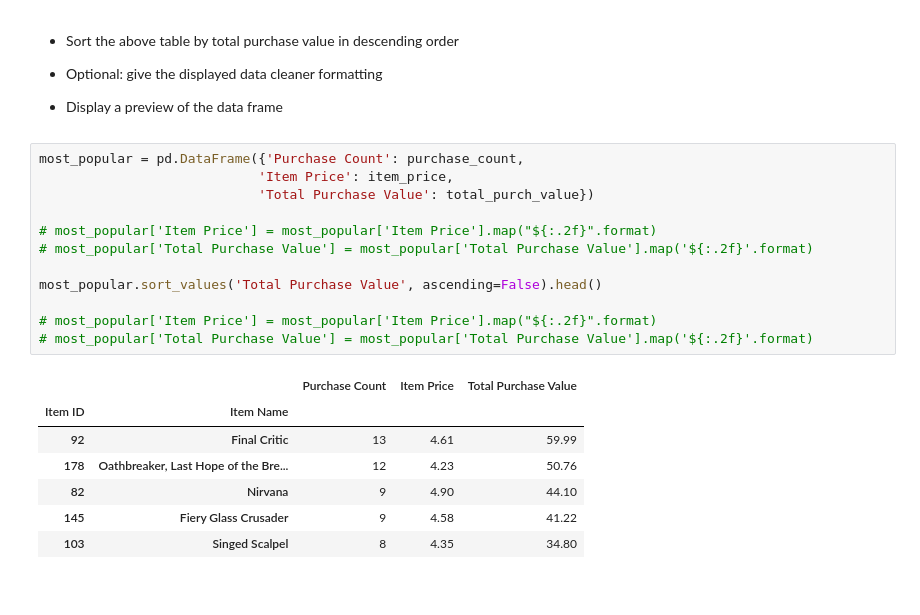
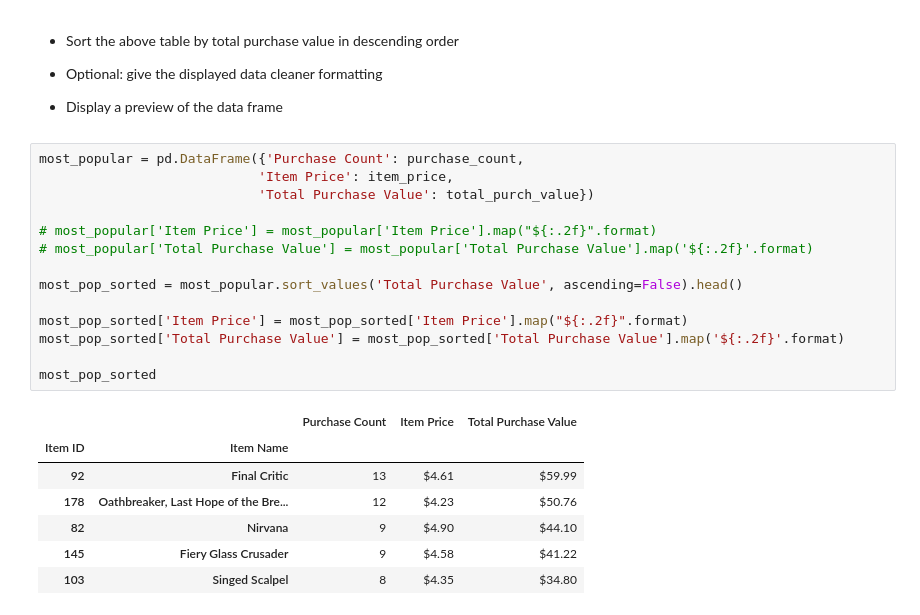
Before and after one commit to debrawu/pandas-challenge, a Jupyter notebook: HeroesOfPymoli/HeroesOfPymoli_starter.ipynb, the cells around one changed output. Saved outputs shown, nothing was run; the diff lists cells and outputs as text.

```diff
--- a/HeroesOfPymoli/HeroesOfPymoli_starter.ipynb
+++ b/HeroesOfPymoli/HeroesOfPymoli_starter.ipynb
@@ -430,20 +443,22 @@ most_popular.sort_values('Purchase Count', ascending=False).head(5)
 # %%
 most_popular = pd.DataFrame({'Purchase Count': purchase_count,
                             'Item Price': item_price,
                             'Total Purchase Value': total_purch_value})
 
 # most_popular['Item Price'] = most_popular['Item Price'].map("${:.2f}".format)
 # most_popular['Total Purchase Value'] = most_popular['Total Purchase Value'].map('${:.2f}'.format)
 
-most_popular.sort_values('Total Purchase Value', ascending=False).head()
+most_pop_sorted = most_popular.sort_values('Total Purchase Value', ascending=False).head()
 
-# most_popular['Item Price'] = most_popular['Item Price'].map("${:.2f}".format)
-# most_popular['Total Purchase Value'] = most_popular['Total Purchase Value'].map('${:.2f}'.format)
+most_pop_sorted['Item Price'] = most_pop_sorted['Item Price'].map("${:.2f}".format)
+most_pop_sorted['Total Purchase Value'] = most_pop_sorted['Total Purchase Value'].map('${:.2f}'.format)
+
+most_pop_sorted
 # %% [output]
 |  |  | Purchase Count | Item Price | Total Purchase Value |
 | Item ID | Item Name |  |  |  |
-| 92 | Final Critic | 13 | 4.61 | 59.99 |
-| 178 | Oathbreaker, Last Hope of the Bre... | 12 | 4.23 | 50.76 |
-| 82 | Nirvana | 9 | 4.90 | 44.10 |
-| 145 | Fiery Glass Crusader | 9 | 4.58 | 41.22 |
-| 103 | Singed Scalpel | 8 | 4.35 | 34.80 |
+| 92 | Final Critic | 13 | $4.61 | $59.99 |
+| 178 | Oathbreaker, Last Hope of the Bre... | 12 | $4.23 | $50.76 |
+| 82 | Nirvana | 9 | $4.90 | $44.10 |
+| 145 | Fiery Glass Crusader | 9 | $4.58 | $41.22 |
+| 103 | Singed Scalpel | 8 | $4.35 | $34.80 |
```
Also changed, not shown: parts of 3 cells of this notebook.
